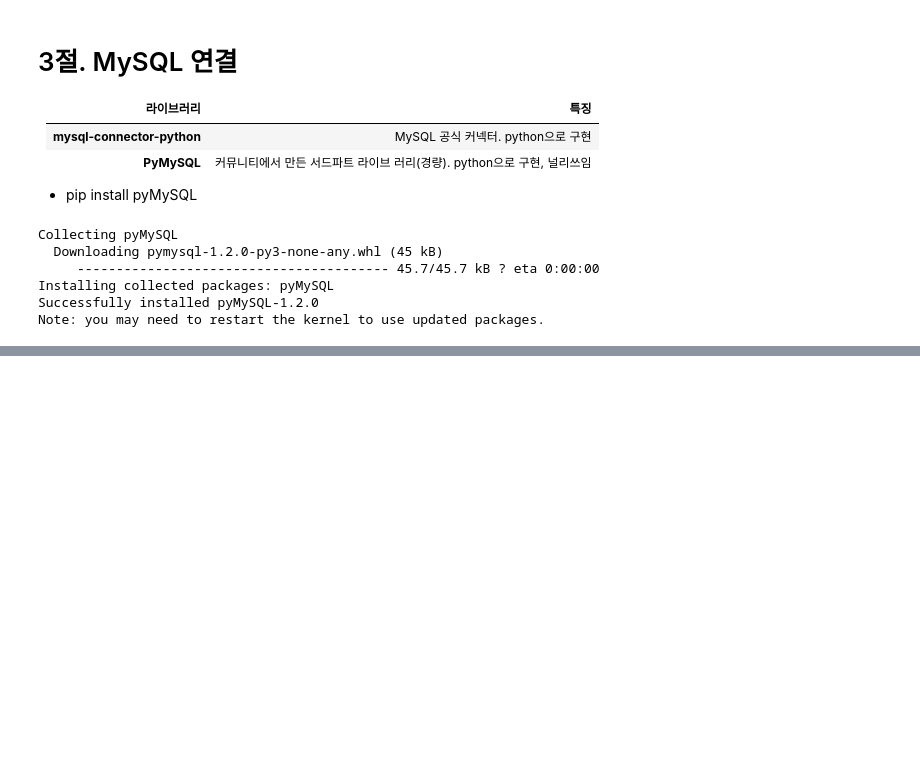
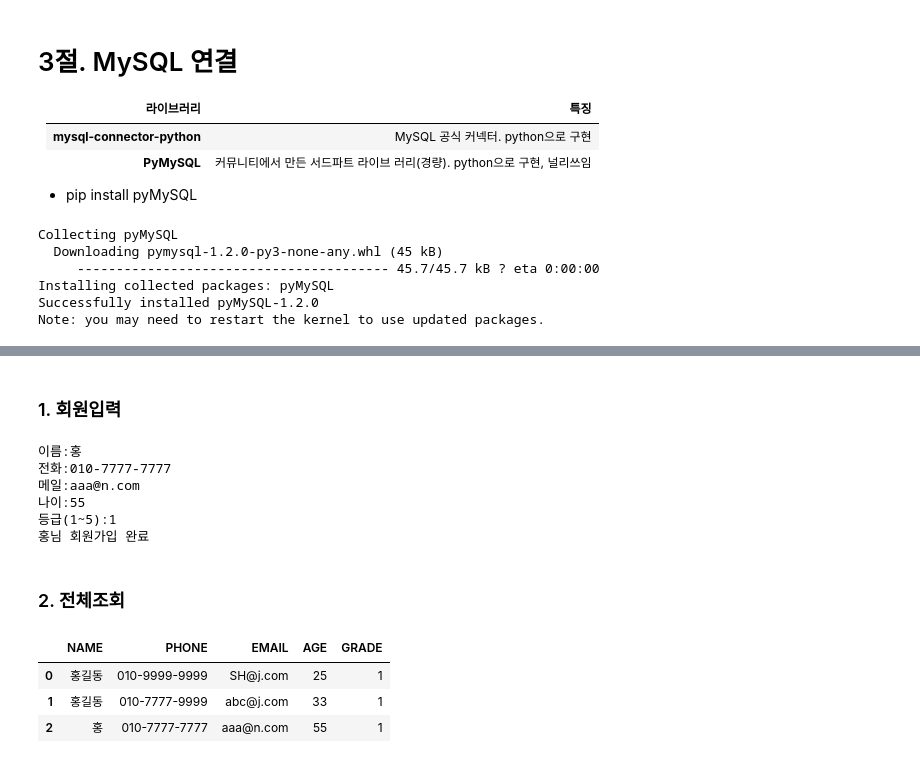
Before and after one commit to zardness/Sang, a Jupyter notebook: source/01_python/ch15_데이터 배이스연동.ipynb, the cells around one changed output, grey strips where cells are left out. Drawn from its saved outputs; the diff is of its cells as text; code cells hidden in the pictures; blank space fills up the shorter version.

```diff
--- a/source/01_python/ch15_데이터 배이스연동.ipynb
+++ b/source/01_python/ch15_데이터 배이스연동.ipynb
@@ -370,0 +450,69 @@ conn = pymysql.connect(
+# %% [markdown]
+### 1. 회원입력
+# %%
+def fn1_insert_member():
+    '사용자로부터 이름, 전화, 이메일, 나이, 등급(1~5)을 입력받아 DB에 insert한다.'
+    name = input('이름:')
+    phone = input('전화:')
+    email = input('메일:')
+    try:
+        age = int(input('나이:'))
+        if age<0:
+            age=0
+    except:
+        print('유효하지 않은 나이 입력시 나이는 0으로 초기화')
+        age = 0
+    try:
+        grade = int(input('등급(1~5):'))
+        if grade<1:
+            grade=1
+        elif grade>5:
+            grade=5
+    except:
+        print('유효하지 않은 등급을 입력시 1로 초기화')
+    #SQL전송 및 결과받기
+    cursor = conn.cursor()
+    sql = "INSERT INTO MEMBER VALUES (:name, :phone, :email, :age, :grade)"
+    cursor.execute(sql,
+                   {'name':name,
+                    'phone':phone,
+                    'email':email,
+                    'age':age,
+                    'grade':grade}) #SQL 전송 및 결과받기
+    if cursor.rowcount:
+        conn.commit()
+        print(name+'님 회원가입 완료')
+
+fn1_insert_member()
+# %% [output]
+이름:홍
+전화:010-7777-7777
+메일:aaa@n.com
+나이:55
+등급(1~5):1
+홍님 회원가입 완료
+# %% [markdown]
+### 2. 전체조회
+# %%
+def fn2_display_members():
+    'member태이블의 내용을 데이터 프래임으로 display'
+    import pandas as pd
+    cursor = conn.cursor()
+    sql = """SELECT NAME , PHONE , EMAIL , AGE , GRADE
+                FROM MEMBER
+                ORDER BY AGE"""
+    cursor.execute(sql)
+    members = cursor.fetchall()#데이터가 있으면 튜플list, 데이터가 없으면 빈 list
+    if members:
+        columns = [descript[0] for descript in cursor.description]
+        df = pd.DataFrame(members,columns=columns)
+        display(df)
+    else:
+        print('입력된 회원이 없습니다.')
+    cursor.close()
+fn2_display_members()
+# %% [output]
+|  | NAME | PHONE | EMAIL | AGE | GRADE |
+| 0 | 홍길동 | 010-9999-9999 | SH@j.com | 25 | 1 |
+| 1 | 홍길동 | 010-7777-9999 | abc@j.com | 33 | 1 |
+| 2 | 홍 | 010-7777-7777 | aaa@n.com | 55 | 1 |
```
Also changed, not shown: parts of 15 cells of this notebook, 15 other files.
